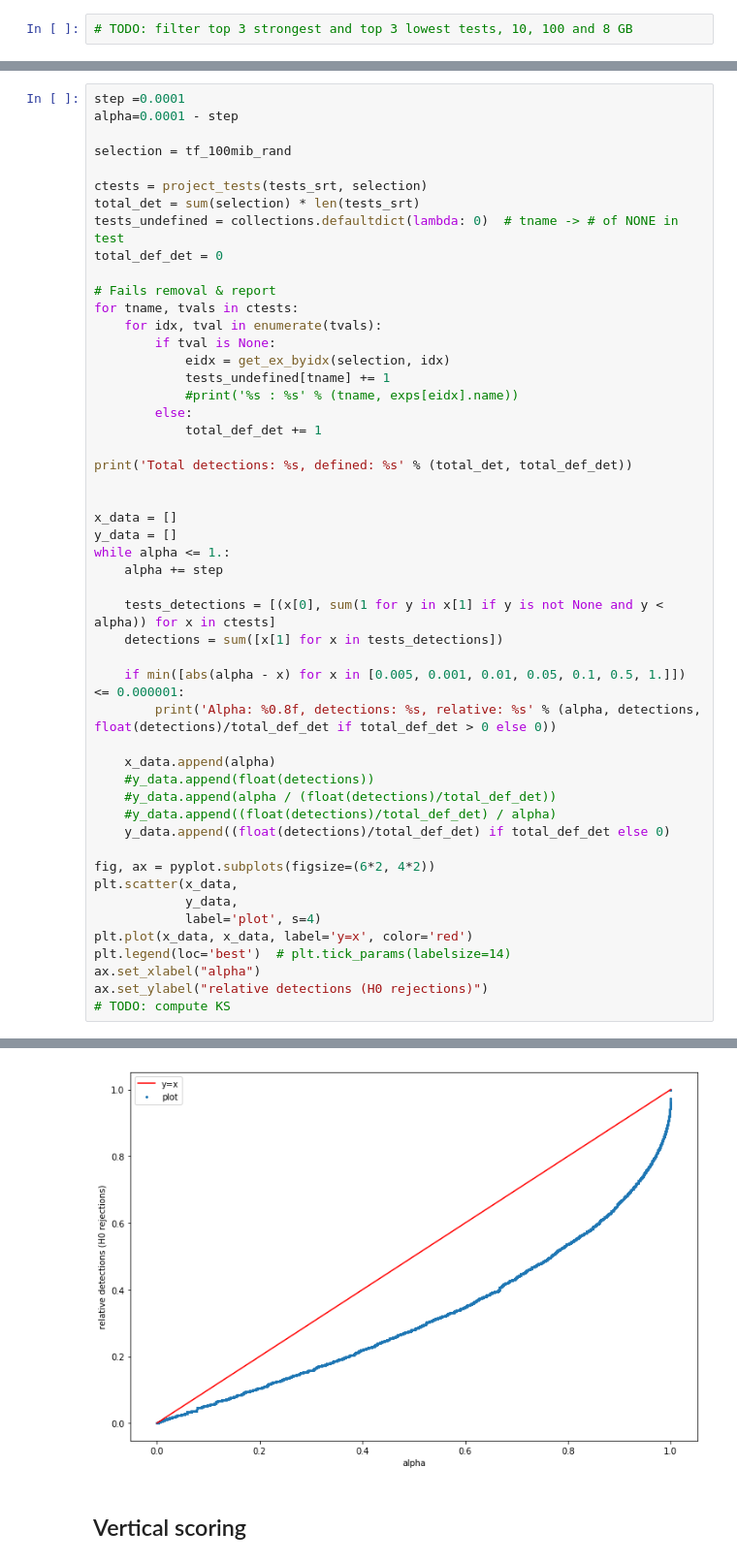
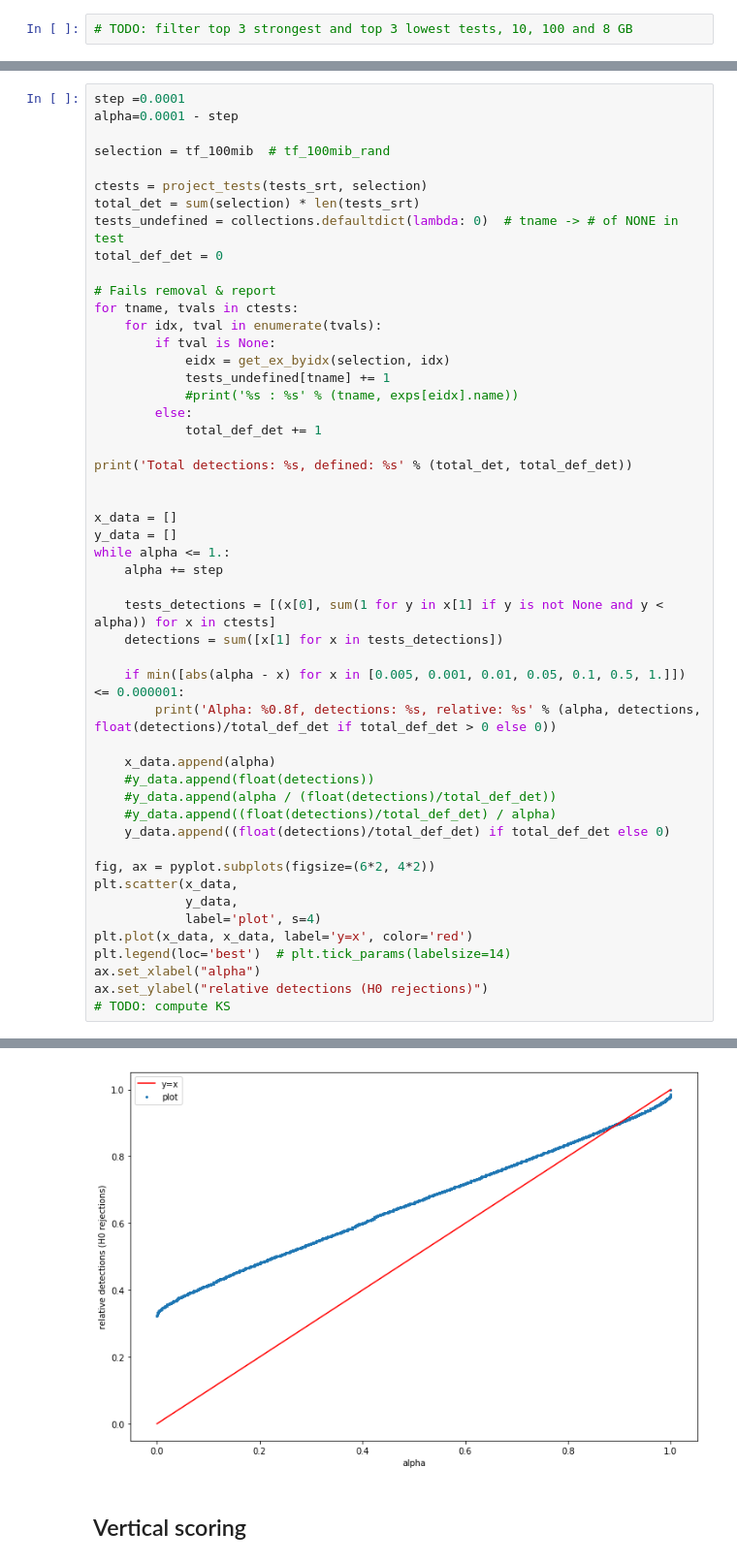
Before and after one commit to rozsa117/rtt-processor, a Jupyter notebook: proc2.ipynb, the cells around one changed output, grey strips where cells are left out. Shown at 97% size. Saved outputs shown, nothing was run; the diff lists cells and outputs as text.

```diff
--- a/proc2.ipynb
+++ b/proc2.ipynb
@@ -329,7 +334,7 @@ ax.set_ylabel("relative detections (H0 rejections)")
 step =0.0001
 alpha=0.0001 - step
 
-selection = tf_100mib_rand
+selection = tf_100mib  # tf_100mib_rand
 
 ctests = project_tests(tests_srt, selection)
 total_det = sum(selection) * len(tests_srt)
@@ -387,5 +392,5 @@ Alpha: 1.00000000, detections: 29365, relative: 0.9996255446623094
 Text(0,0.5,'relative detections (H0 rejections)')
-[figure, old version]
+[figure, new version]
 # %% [markdown]
 ## Vertical scoring
 # %%
```
Also changed, not shown: parts of 10 cells of this notebook.
